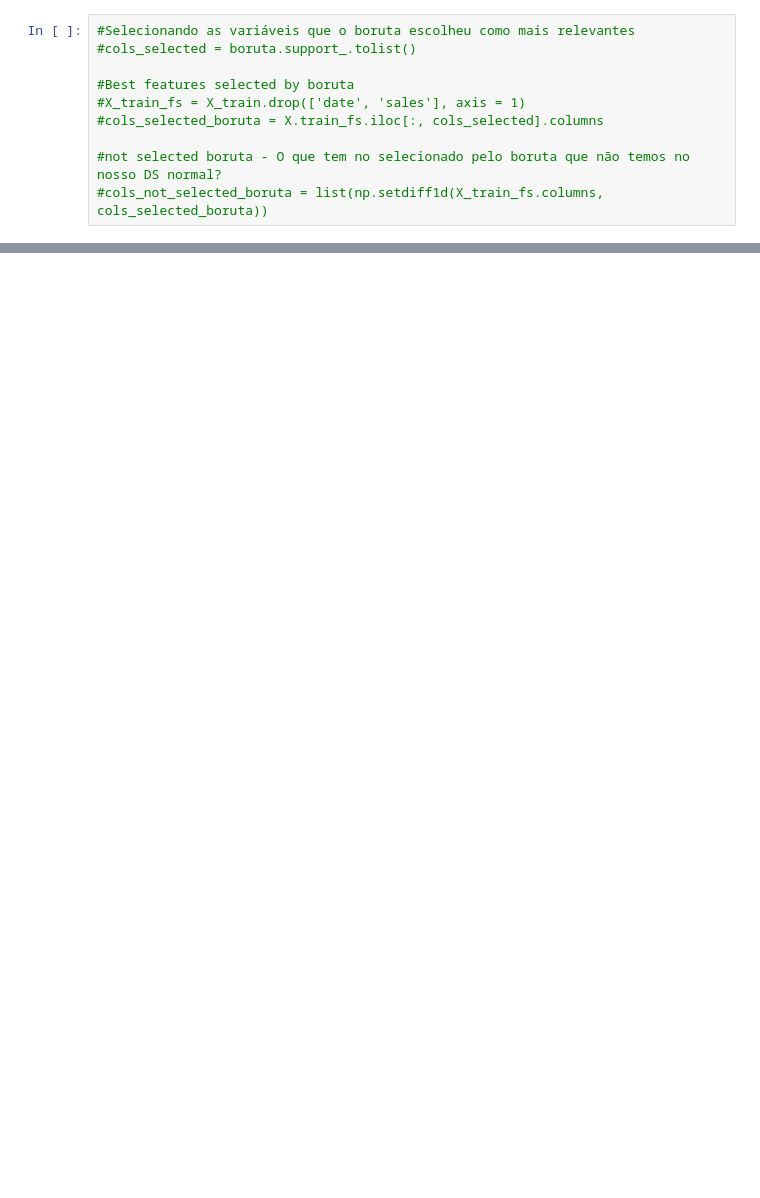
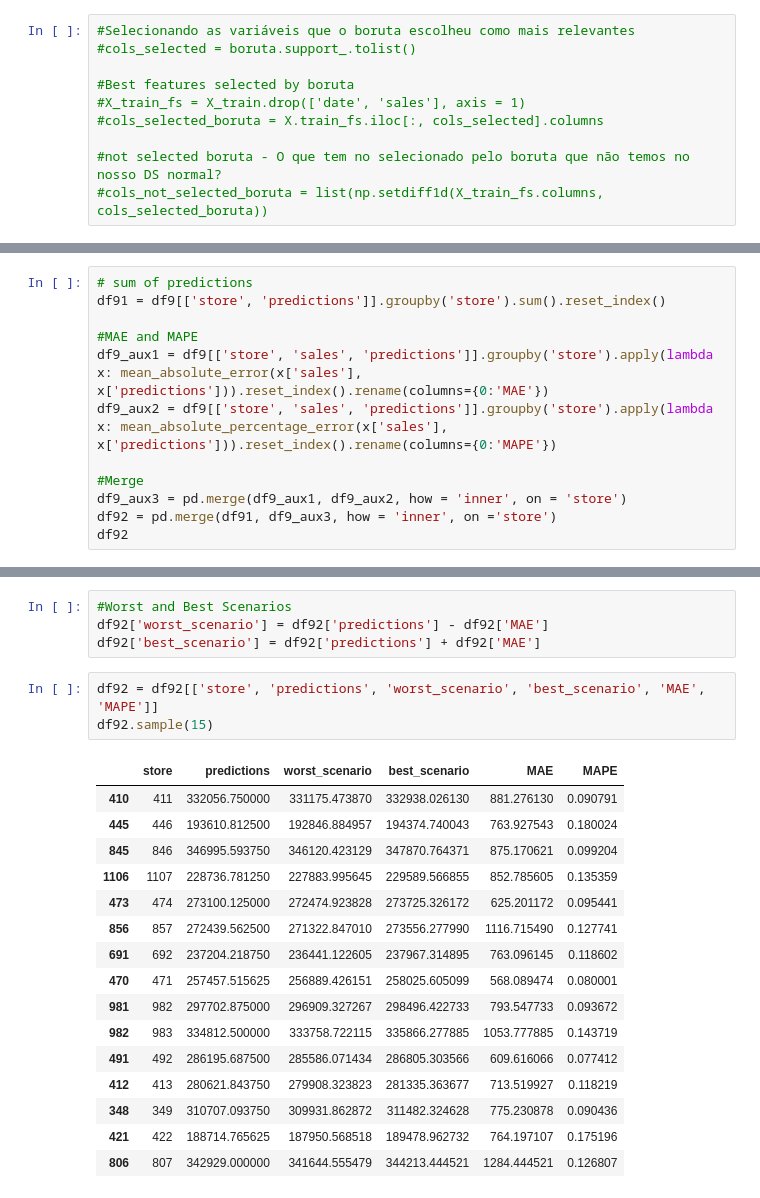
Before and after one commit to joaovictordesouzaduarte/Sales_Forecasting, a Jupyter notebook: Store_Sales_Prediction.ipynb, the cells around one changed output, grey strips where cells are left out. Drawn from its saved outputs; the diff is of its cells as text; blank space fills up the shorter version.

```diff
--- a/Store_Sales_Prediction.ipynb
+++ b/Store_Sales_Prediction.ipynb
@@ -1031,0 +1325,12 @@ cols_selected_boruta
+# %%
+# sum of predictions
+df91 = df9[['store', 'predictions']].groupby('store').sum().reset_index()
+
+#MAE and MAPE
+df9_aux1 = df9[['store', 'sales', 'predictions']].groupby('store').apply(lambda x: mean_absolute_error(x['sales'], x['predictions'])).reset_index().rename(columns={0:'MAE'})
+df9_aux2 = df9[['store', 'sales', 'predictions']].groupby('store').apply(lambda x: mean_absolute_percentage_error(x['sales'], x['predictions'])).reset_index().rename(columns={0:'MAPE'})
+
+#Merge
+df9_aux3 = pd.merge(df9_aux1, df9_aux2, how = 'inner', on = 'store')
+df92 = pd.merge(df91, df9_aux3, how = 'inner', on ='store')
+df92
@@ -1031,0 +1351,24 @@ cols_selected_boruta
+# %%
+#Worst and Best Scenarios
+df92['worst_scenario'] = df92['predictions'] - df92['MAE']
+df92['best_scenario'] = df92['predictions'] + df92['MAE']
+# %%
+df92 = df92[['store', 'predictions', 'worst_scenario', 'best_scenario', 'MAE', 'MAPE']]
+df92.sample(15)
+# %% [output]
+|  | store | predictions | worst_scenario | best_scenario | MAE | MAPE |
+| 410 | 411 | 332056.750000 | 331175.473870 | 332938.026130 | 881.276130 | 0.090791 |
+| 445 | 446 | 193610.812500 | 192846.884957 | 194374.740043 | 763.927543 | 0.180024 |
+| 845 | 846 | 346995.593750 | 346120.423129 | 347870.764371 | 875.170621 | 0.099204 |
+| 1106 | 1107 | 228736.781250 | 227883.995645 | 229589.566855 | 852.785605 | 0.135359 |
+| 473 | 474 | 273100.125000 | 272474.923828 | 273725.326172 | 625.201172 | 0.095441 |
+| 856 | 857 | 272439.562500 | 271322.847010 | 273556.277990 | 1116.715490 | 0.127741 |
+| 691 | 692 | 237204.218750 | 236441.122605 | 237967.314895 | 763.096145 | 0.118602 |
+| 470 | 471 | 257457.515625 | 256889.426151 | 258025.605099 | 568.089474 | 0.080001 |
+| 981 | 982 | 297702.875000 | 296909.327267 | 298496.422733 | 793.547733 | 0.093672 |
+| 982 | 983 | 334812.500000 | 333758.722115 | 335866.277885 | 1053.777885 | 0.143719 |
+| 491 | 492 | 286195.687500 | 285586.071434 | 286805.303566 | 609.616066 | 0.077412 |
+| 412 | 413 | 280621.843750 | 279908.323823 | 281335.363677 | 713.519927 | 0.118219 |
+| 348 | 349 | 310707.093750 | 309931.862872 | 311482.324628 | 775.230878 | 0.090436 |
+| 421 | 422 | 188714.765625 | 187950.568518 | 189478.962732 | 764.197107 | 0.175196 |
+| 806 | 807 | 342929.000000 | 341644.555479 | 344213.444521 | 1284.444521 | 0.126807 |
```
Also changed, not shown: parts of 66 cells of this notebook.
